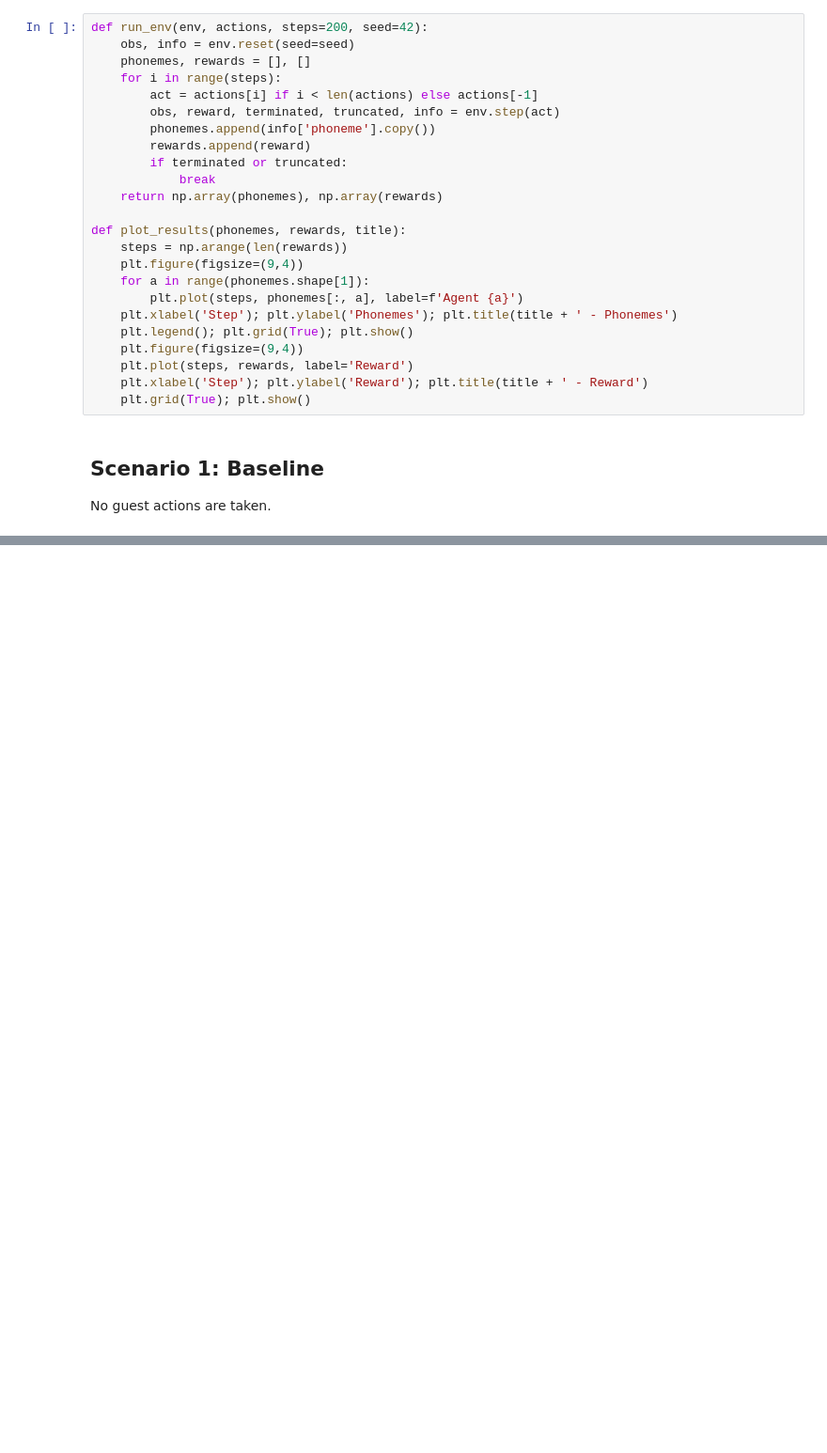
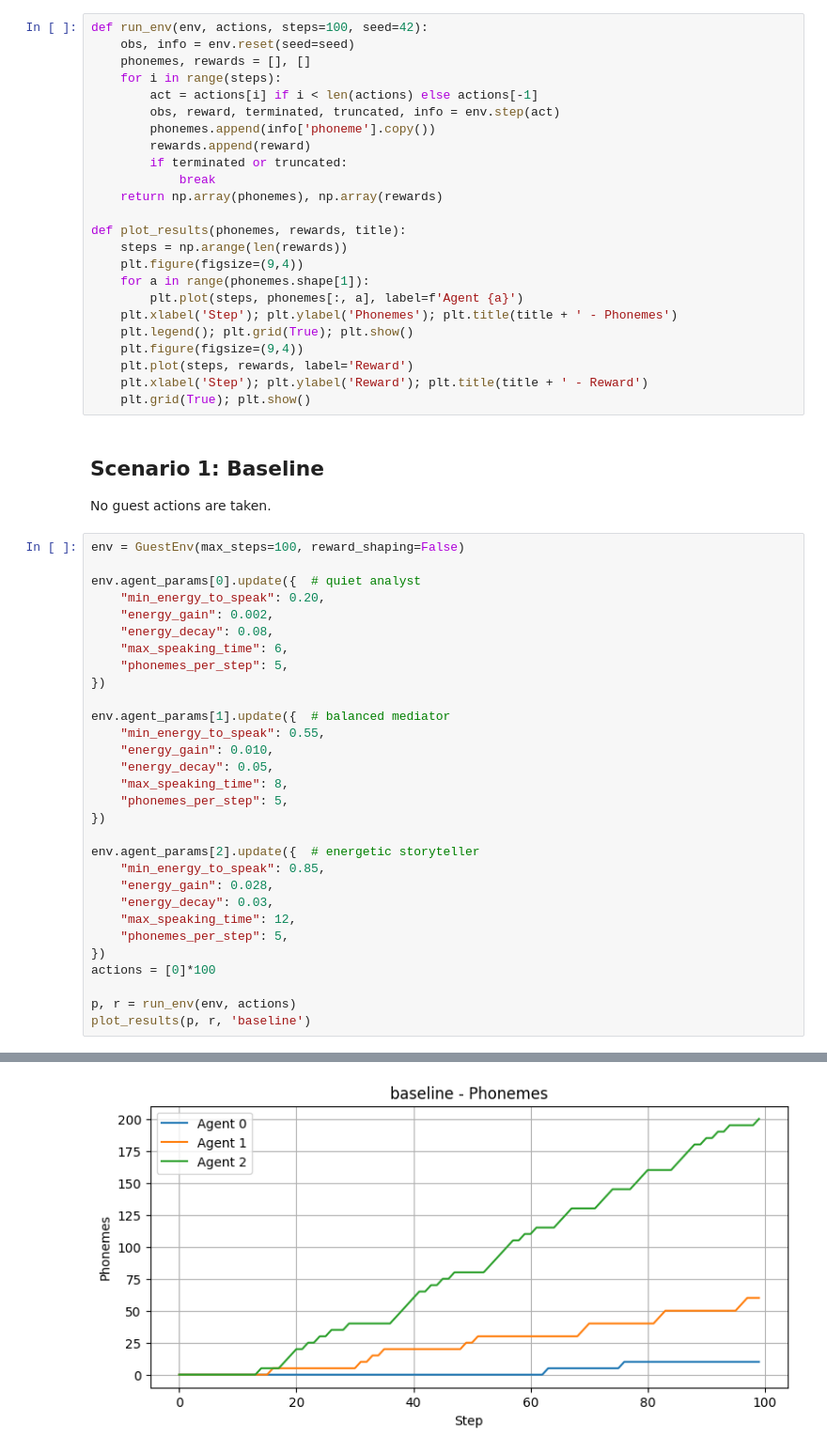
Before and after one commit to ofirmac/env, a Jupyter notebook: notebook/4_env_test.ipynb, the cells around one changed output, grey strips where cells are left out. Shown: that part at 94% size. Drawn from its saved outputs; the diff is of its cells as text; blank space fills up the shorter version.

```diff
--- a/notebook/4_env_test.ipynb
+++ b/notebook/4_env_test.ipynb
@@ -10,7 +10,7 @@ import matplotlib.pyplot as plt
 sys.path.append(os.path.abspath('..'))
 from src.env.env_gym import GuestEnv
 # %%
-def run_env(env, actions, steps=200, seed=42):
+def run_env(env, actions, steps=100, seed=42):
     obs, info = env.reset(seed=seed)
     phonemes, rewards = [], []
     for i in range(steps):
@@ -36,3 +36,34 @@ def plot_results(phonemes, rewards, title):
 # %% [markdown]
 ## Scenario 1: Baseline
 No guest actions are taken.
+# %%
+env = GuestEnv(max_steps=100, reward_shaping=False)
+
+env.agent_params[0].update({  # quiet analyst
+    "min_energy_to_speak": 0.20,
+    "energy_gain": 0.002,
+    "energy_decay": 0.08,
+    "max_speaking_time": 6,
+    "phonemes_per_step": 5,
+})
+
+env.agent_params[1].update({  # balanced mediator
+    "min_energy_to_speak": 0.55,
+    "energy_gain": 0.010,
+    "energy_decay": 0.05,
+    "max_speaking_time": 8,
+    "phonemes_per_step": 5,
+})
+
+env.agent_params[2].update({  # energetic storyteller
+    "min_energy_to_speak": 0.85,
+    "energy_gain": 0.028,
+    "energy_decay": 0.03,
+    "max_speaking_time": 12,
+    "phonemes_per_step": 5,
+})
+actions = [0]*100
+
+p, r = run_env(env, actions)
+plot_results(p, r, 'baseline')
+# %% [output]
@@ -38,0 +72 @@ No guest actions are taken.
+[figure, added]
```
Also changed, not shown: parts of 10 cells of this notebook, 12 other files.
